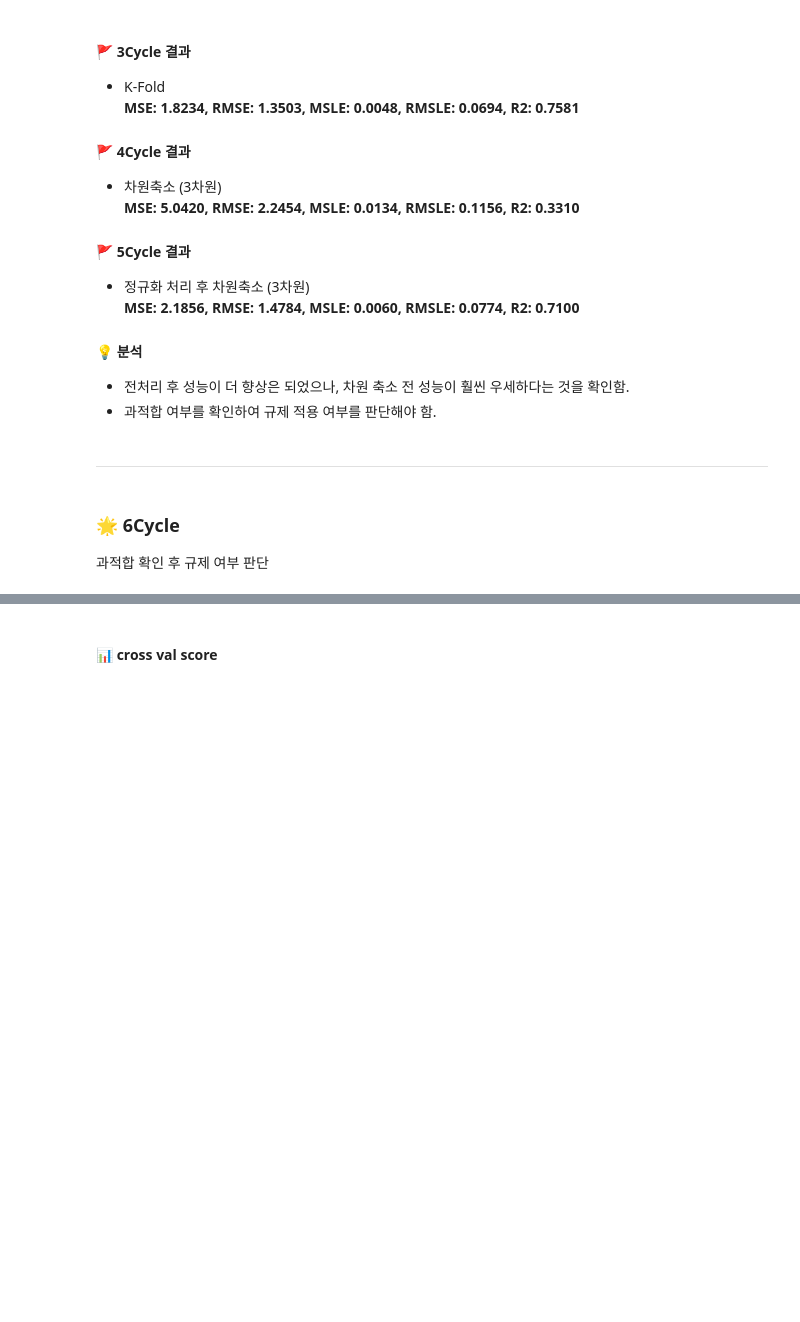
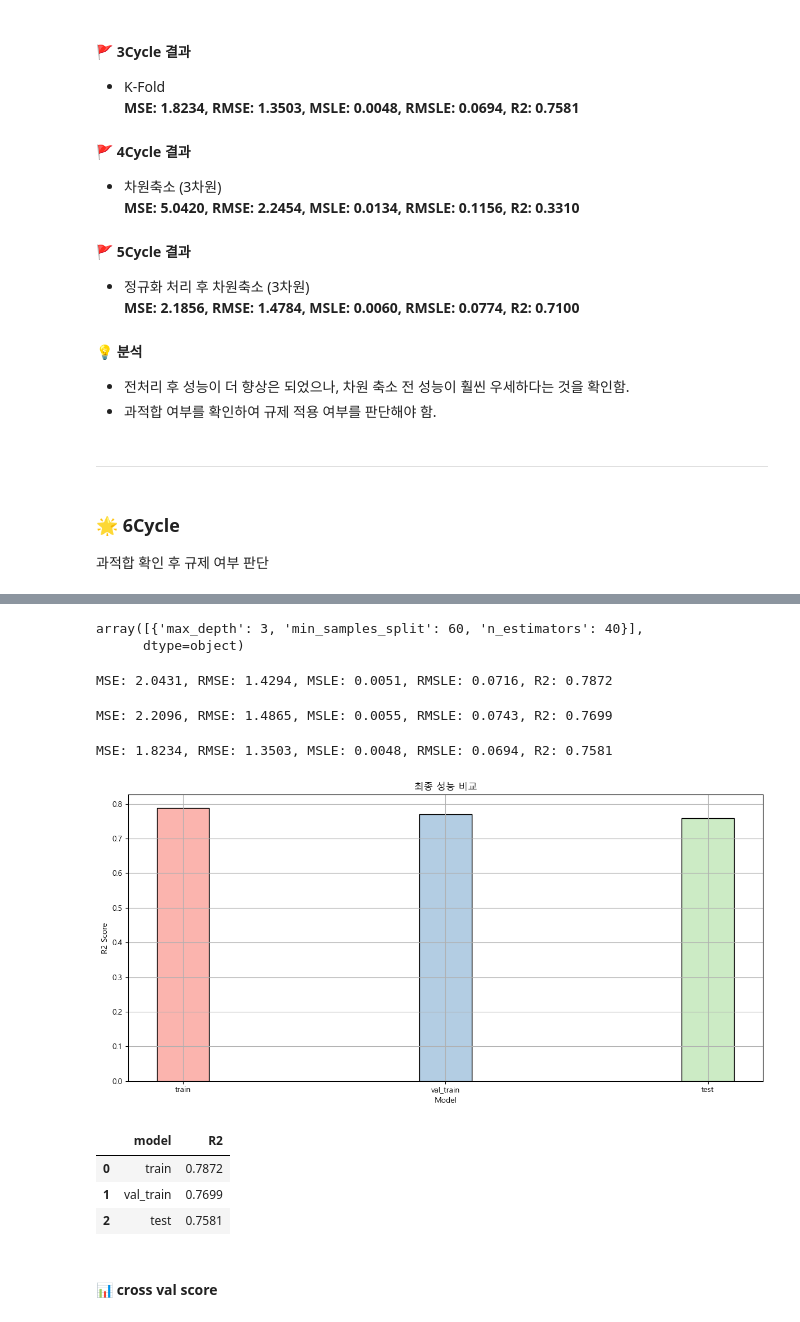
Before and after one commit to songseogyeong/project-machine_learning, a Jupyter notebook: 03_regression/02_medical_insurance_Regression_Project/6Cycle.ipynb, the cells around one changed output, grey strips where cells are left out. Cells and saved outputs as stored; diff of their text form; code cells hidden in the pictures; blank space fills up the shorter version.

```diff
--- a/03_regression/02_medical_insurance_Regression_Project/6Cycle.ipynb
+++ b/03_regression/02_medical_insurance_Regression_Project/6Cycle.ipynb
@@ -273,0 +300,5 @@ PCA 차원 축소
+# %%
+result_df[result_df.rank_test_score == 1]['params'].values
+# %% [output]
+array([{'max_depth': 3, 'min_samples_split': 60, 'n_estimators': 40}],
+      dtype=object)
@@ -274,3 +308,69 @@ PCA 차원 축소
+# %%
+# 예측
+prediction = o_gb_r.predict(X_train)
+
+# 평가
+get_evaluation(y_train, prediction)
+# %% [output]
+MSE: 2.0431, RMSE: 1.4294, MSLE: 0.0051, RMSLE: 0.0716, R2: 0.7872
+# %%
+# 최적의 모델
+val_gb_r = grid_cv_gb_r.best_estimator_
+
+# 예측
+prediction = val_gb_r.predict(val_X_train)
+
+# 평가
+get_evaluation(val_y_train, prediction)
+# %% [output]
+MSE: 2.2096, RMSE: 1.4865, MSLE: 0.0055, RMSLE: 0.0743, R2: 0.7699
+# %%
+# 최적의 모델
+t_gb_r = grid_cv_gb_r.best_estimator_
+
+# 예측
+prediction = t_gb_r.predict(X_test)
+
+# 평가
+get_evaluation(y_test, prediction)
+# %% [output]
+MSE: 1.8234, RMSE: 1.3503, MSLE: 0.0048, RMSLE: 0.0694, R2: 0.7581
+# %%
+f_data = {
+    'model': ['train', 'val_train', 'test'],
+    'R2': [0.7872, 0.7699, 0.7581],
+}
+
+f_df = pd.DataFrame(f_data)
+# %%
+import matplotlib.pyplot as plt
+import numpy as np
+
+# 그래프 그리기
+plt.figure(figsize=(12, 6))
+
+# 컬러맵 가져오기
+cmap = plt.get_cmap('Pastel1')
+
+plt.bar(f_df['model'], f_df['R2'], color=cmap(np.array([0, 1, 2])), edgecolor='black', width=0.2)
+plt.title('최종 성능 비교')
+plt.xlabel('Model')
+plt.ylabel('R2 Score')
+plt.grid(True)
+
+# # y축의 범위 지정
+# plt.ylim(0.8, 0.85)
+
+plt.tight_layout()
+plt.show()
+
+display(f_df)
+# %% [output]
+[figure, added]
+|  | model | R2 |
+| 0 | train | 0.7872 |
+| 1 | val_train | 0.7699 |
+| 2 | test | 0.7581 |
 # %% [markdown]
 #### 📊 cross val score
 # %%
```
Also changed, not shown: parts of 30 cells of this notebook, 30 other files.
